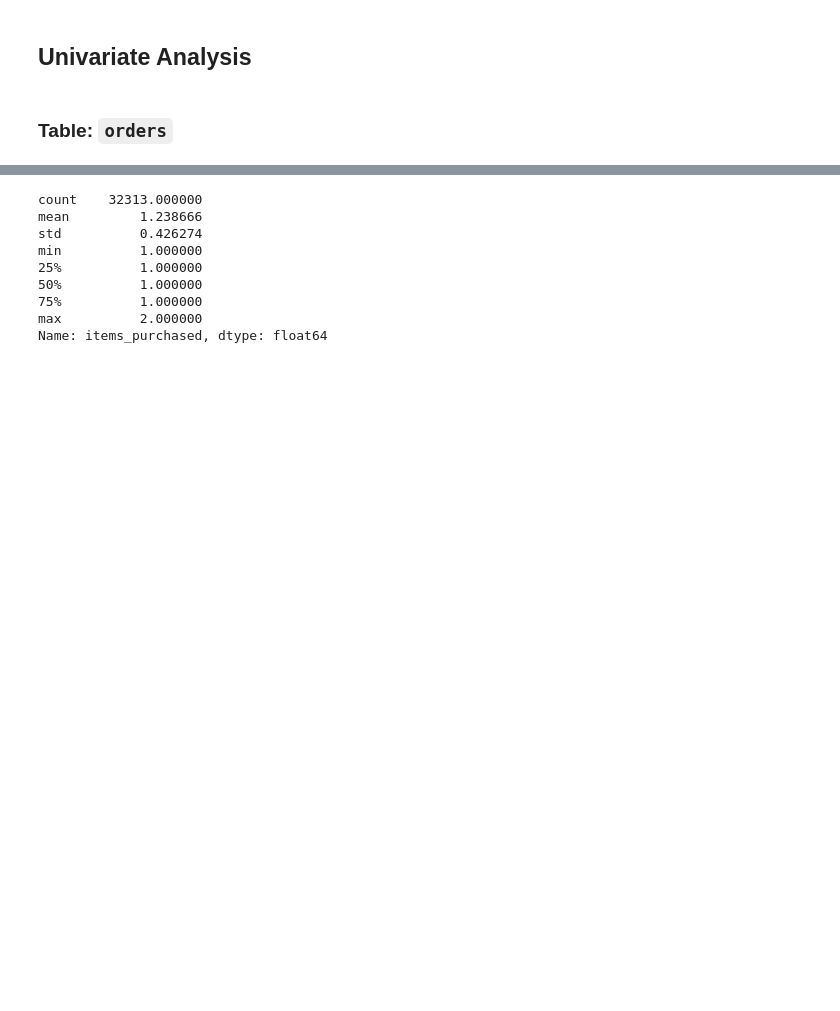
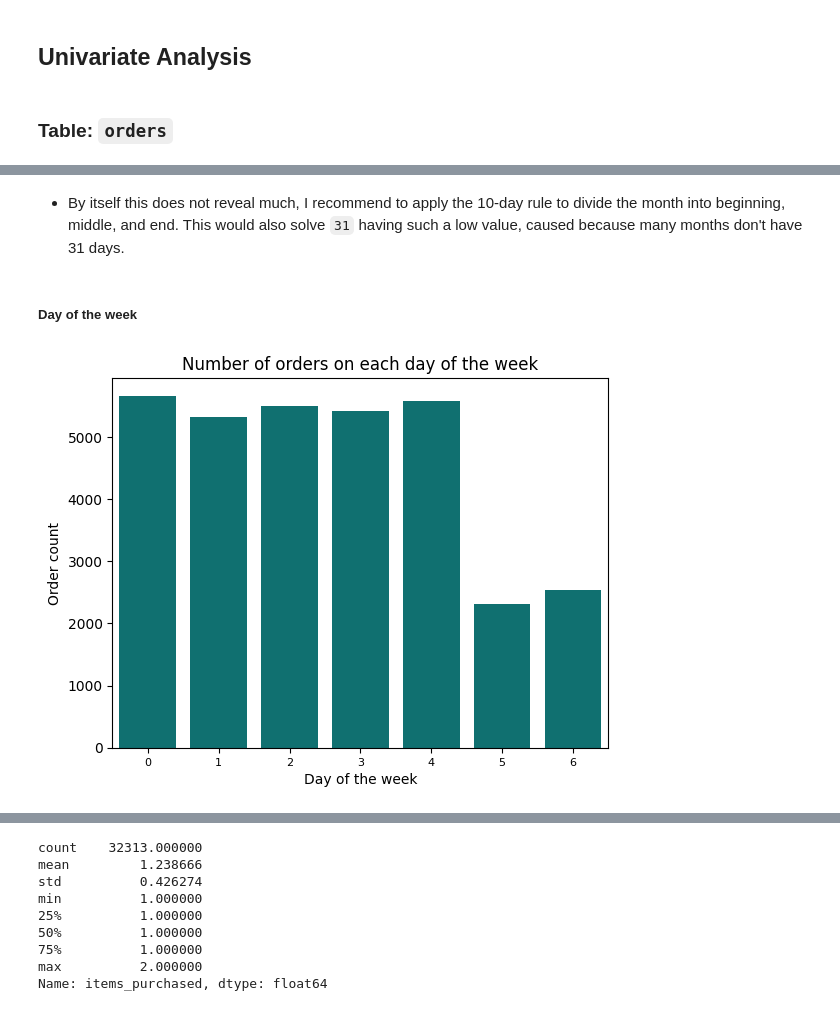
Before and after one commit to efrenchavez/2026_01_Toy_Store_E-Commerce, a Jupyter notebook: jupyter/eda.ipynb, the cells around one changed output, grey strips where cells are left out. Drawn from its saved outputs; the diff is of its cells as text; code cells hidden in the pictures; blank space fills up the shorter version.

```diff
--- a/jupyter/eda.ipynb
+++ b/jupyter/eda.ipynb
@@ -455,0 +746,16 @@ memory usage: 1.1 MB
+# %% [markdown]
+* By itself this does not reveal much, I recommend to apply the 10-day rule to divide the month into beginning, middle, and end. This would also solve `31` having such a low value, caused because many months don't have 31 days.
+# %% [markdown]
+##### Day of the week
+# %%
+plot_df = test.groupby('day_of_the_week')['order_id'].count().reset_index()
+ax = sns.barplot(x=plot_df['day_of_the_week'],
+            y=plot_df['order_id'],
+            color='teal')
+ax.tick_params(axis='x', labelsize=8)
+plt.xlabel('Day of the week')
+plt.ylabel('Order count')
+plt.title('Number of orders on each day of the week')
+plt.show()
+# %% [output]
+[figure, added]
```
Also changed, not shown: parts of 78 cells of this notebook, 1 other file.
